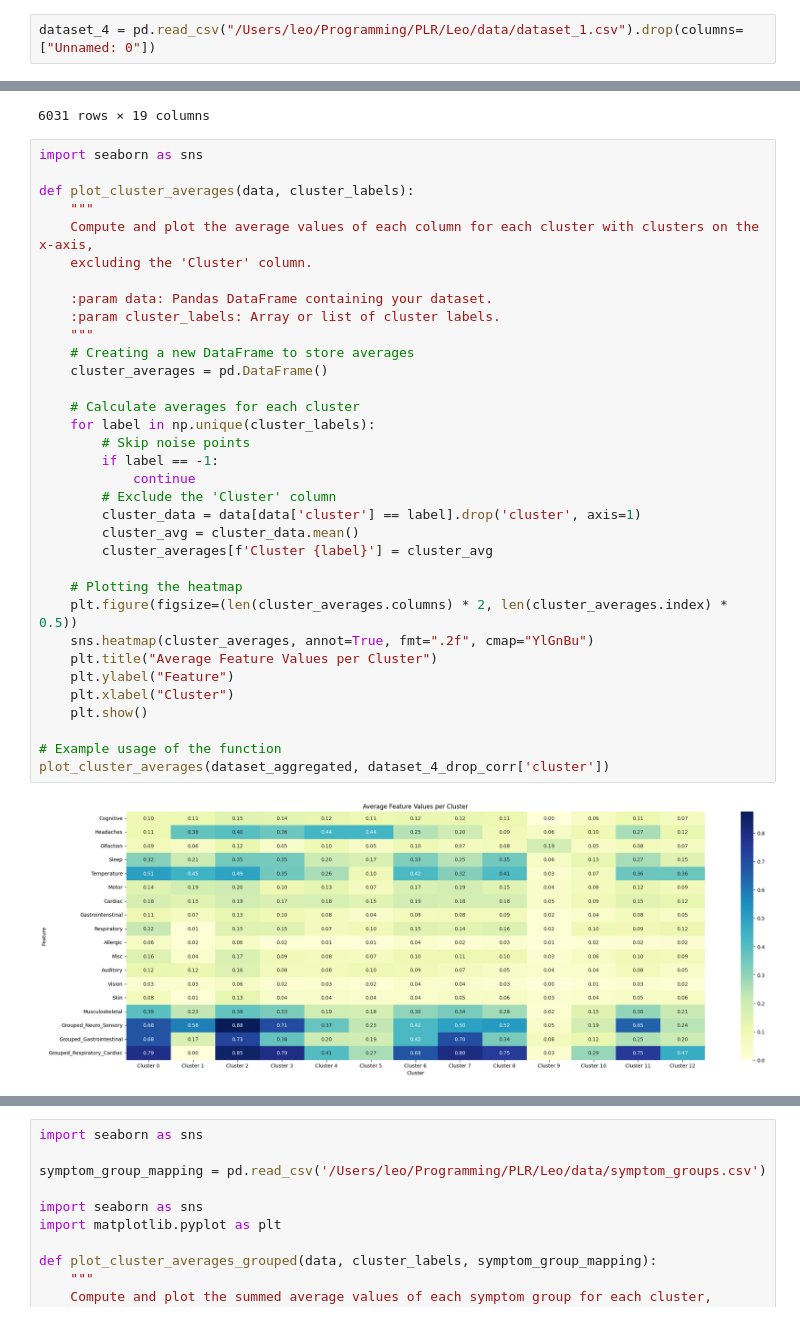
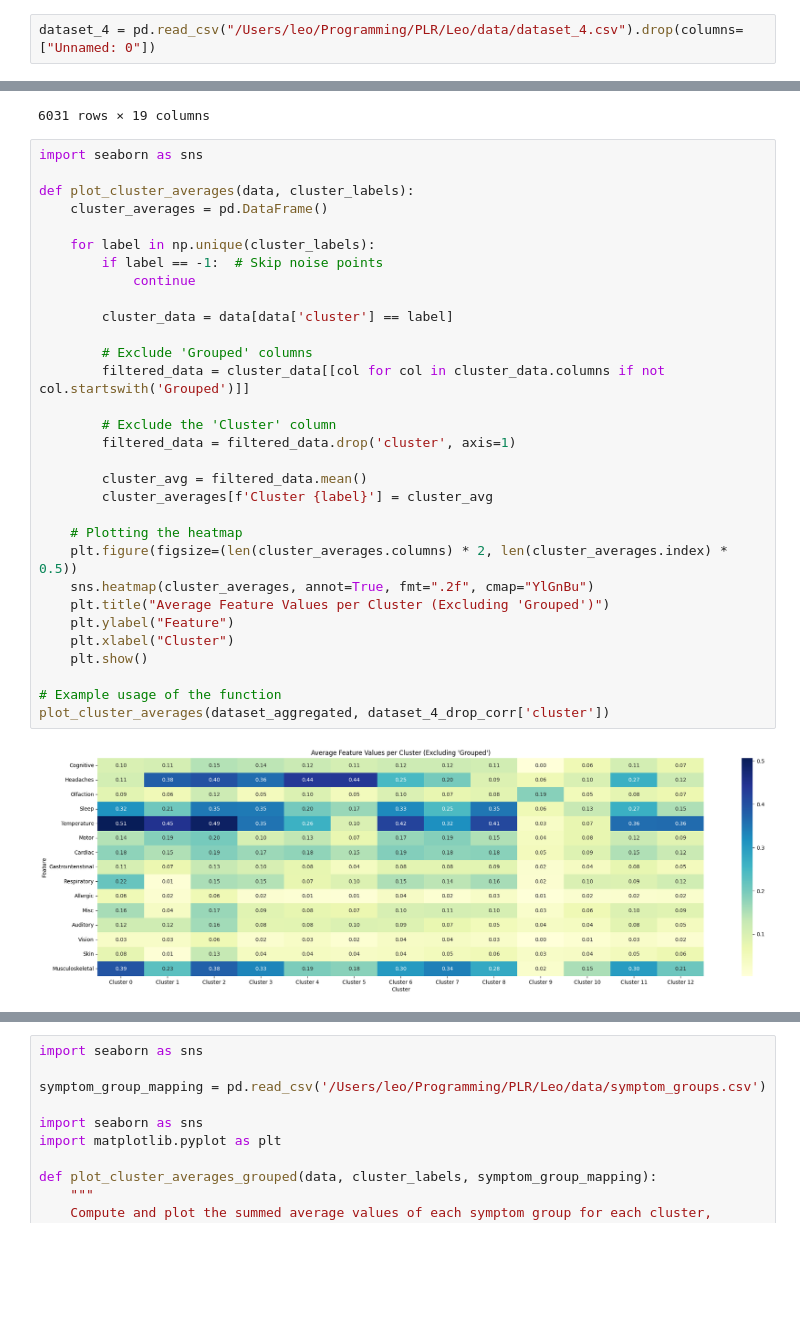
Before and after one commit to leothesouthafrican/PLR, a Jupyter notebook: Leo/final_1.ipynb, the cells around one changed output, grey strips where cells are left out. Drawn from its saved outputs; the diff is of its cells as text; blank space fills up the shorter version.

```diff
--- a/Leo/final copy.ipynb
+++ b/Leo/final_1.ipynb
@@ -3,7 +3,7 @@ import pandas as pd
 # Custom Helper Functions
 from helper_functions import print_boxed_text, save_boxed_text_to_file, phi_coefficient, one_hot_encode, standardize_numeric
 # %%
-dataset_4 = pd.read_csv("/Users/leo/Programming/PLR/Leo/data/dataset_1.csv").drop(columns=["Unnamed: 0"])
+dataset_4 = pd.read_csv("/Users/leo/Programming/PLR/Leo/data/dataset_4.csv").drop(columns=["Unnamed: 0"])
 # %%
 dataset_4
 # %% [output]
@@ -301,36 +303,33 @@ dataset_aggregated
 # %%
 import seaborn as sns
 
 def plot_cluster_averages(data, cluster_labels):
-    """
-    Compute and plot the average values of each column for each cluster with clusters on the x-axis,
-    excluding the 'Cluster' column.
-
-    :param data: Pandas DataFrame containing your dataset.
-    :param cluster_labels: Array or list of cluster labels.
-    """
-    # Creating a new DataFrame to store averages
     cluster_averages = pd.DataFrame()
 
-    # Calculate averages for each cluster
     for label in np.unique(cluster_labels):
-        # Skip noise points
-        if label == -1:
+        if label == -1:  # Skip noise points
             continue
+
+        cluster_data = data[data['cluster'] == label]
+
+        # Exclude 'Grouped' columns
+        filtered_data = cluster_data[[col for col in cluster_data.columns if not col.startswith('Grouped')]]
+
         # Exclude the 'Cluster' column
-        cluster_data = data[data['cluster'] == label].drop('cluster', axis=1)
-        cluster_avg = cluster_data.mean()
+        filtered_data = filtered_data.drop('cluster', axis=1)
+
+        cluster_avg = filtered_data.mean()
         cluster_averages[f'Cluster {label}'] = cluster_avg
 
     # Plotting the heatmap
     plt.figure(figsize=(len(cluster_averages.columns) * 2, len(cluster_averages.index) * 0.5))
     sns.heatmap(cluster_averages, annot=True, fmt=".2f", cmap="YlGnBu")
-    plt.title("Average Feature Values per Cluster")
+    plt.title("Average Feature Values per Cluster (Excluding 'Grouped')")
     plt.ylabel("Feature")
     plt.xlabel("Cluster")
     plt.show()
 
 # Example usage of the function
 plot_cluster_averages(dataset_aggregated, dataset_4_drop_corr['cluster'])
 # %% [output]
-[figure, old version]
+[figure, new version]
```
Also changed, not shown: parts of 8 cells of this notebook, 6 other files.
